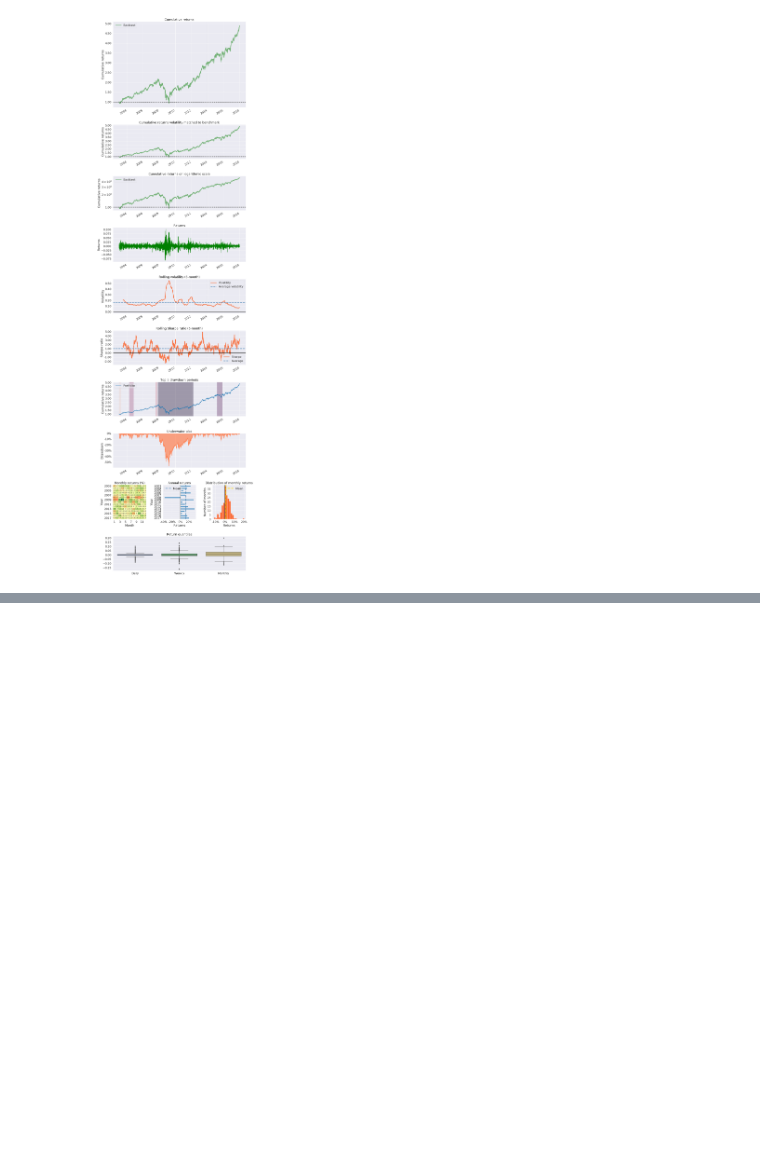
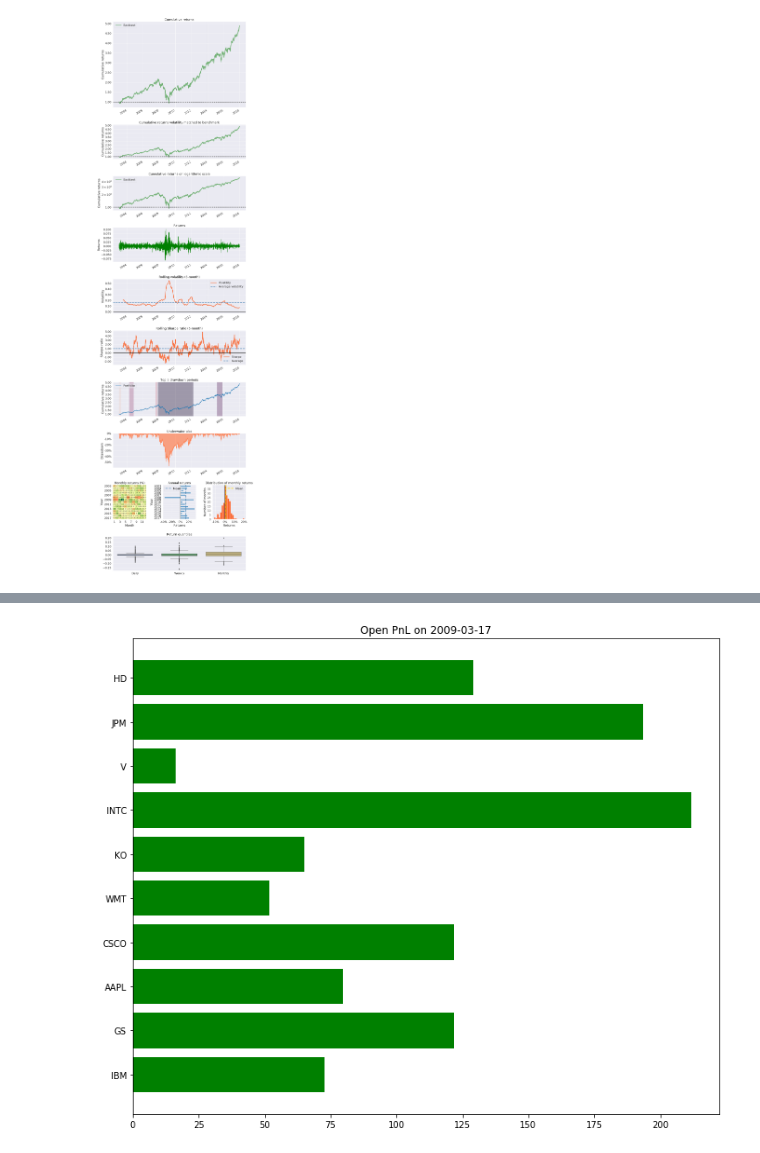
Before and after one commit to melaniemkwon/trading-evolved, a Jupyter notebook: Chapter 8 - Analyzing Backtests/_notes_backtest_analysis.ipynb, the cells around one changed output, grey strips where cells are left out. Cells and saved outputs as stored; diff of their text form; code cells hidden in the pictures; blank space fills up the shorter version.

Commit message:
more definition notes and other stuff

```diff
--- a/Chapter 8 - Analyzing Backtests/_notes_backtest_analysis.ipynb
+++ b/Chapter 8 - Analyzing Backtests/_notes_backtest_analysis.ipynb
@@ -259,0 +384,10 @@ General rules of thumb:
+# %%
+# bar chart for open PnL (Open profit and loss per position)
+# NOTE: this result is different from book chart.. check data
+fig, ax1 = plt.subplots(figsize=[12, 10])
+pnl_df = df.drop('cash')
+ax1.barh( pnl_df.index, pnl_df['pnl'], align='center', color='green', ecolor='black')
+ax1.set_title('Open PnL on {}'.format(DAY))
+plt.show()
+# %% [output]
+[figure, added]
```
Also changed, not shown: parts of 11 cells of this notebook.
